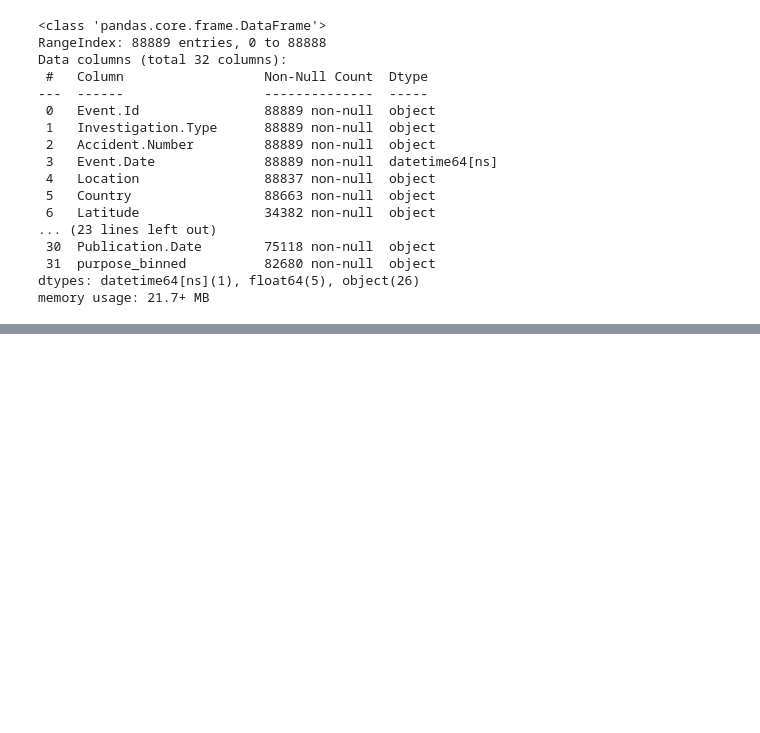
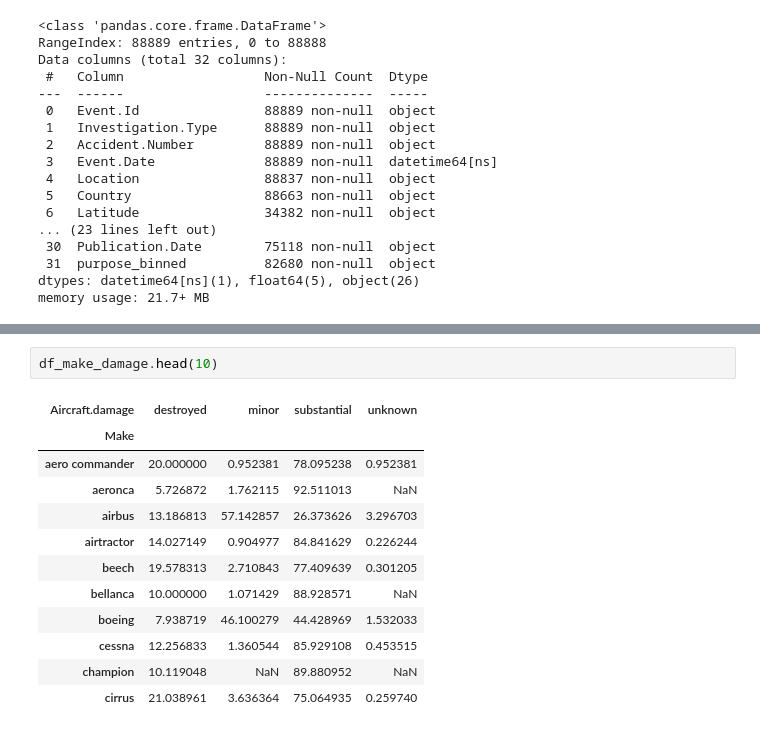
Before and after one commit to natehiatt/aviation_project, a Jupyter notebook: notebooks/nate_scratch.ipynb, the cells around one changed output, grey strips where cells are left out. Drawn from its saved outputs; the diff is of its cells as text; blank space fills up the shorter version.

```diff
--- a/notebooks/nate_scratch.ipynb
+++ b/notebooks/nate_scratch.ipynb
@@ -557,0 +654,15 @@ df_makes.plot(kind='bar', figsize=(10, 10))
+# %%
+df_make_damage.head(10)
+# %% [output]
+| Aircraft.damage | destroyed | minor | substantial | unknown |
+| Make |  |  |  |  |
+| aero commander | 20.000000 | 0.952381 | 78.095238 | 0.952381 |
+| aeronca | 5.726872 | 1.762115 | 92.511013 | NaN |
+| airbus | 13.186813 | 57.142857 | 26.373626 | 3.296703 |
+| airtractor | 14.027149 | 0.904977 | 84.841629 | 0.226244 |
+| beech | 19.578313 | 2.710843 | 77.409639 | 0.301205 |
+| bellanca | 10.000000 | 1.071429 | 88.928571 | NaN |
+| boeing | 7.938719 | 46.100279 | 44.428969 | 1.532033 |
+| cessna | 12.256833 | 1.360544 | 85.929108 | 0.453515 |
+| champion | 10.119048 | NaN | 89.880952 | NaN |
+| cirrus | 21.038961 | 3.636364 | 75.064935 | 0.259740 |
```
Also changed, not shown: parts of 16 cells of this notebook, 1 other file.
